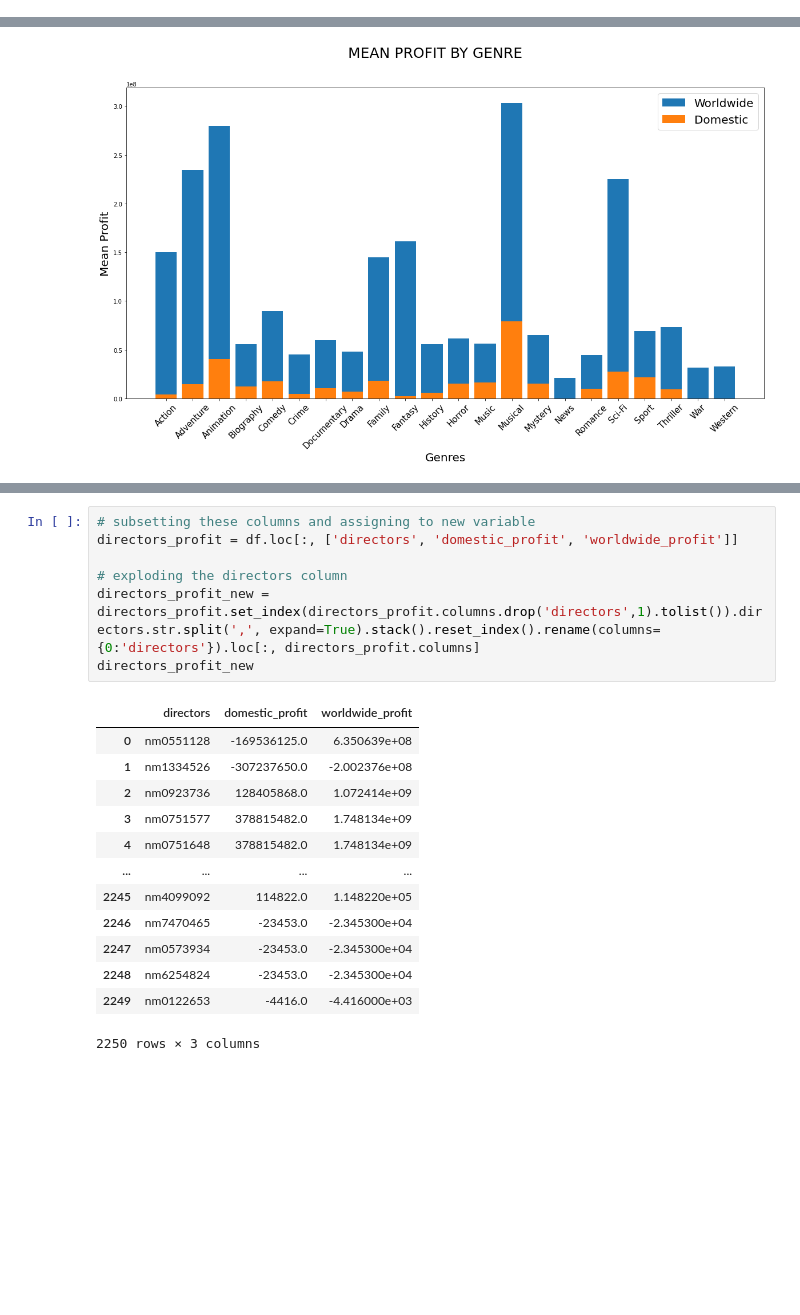
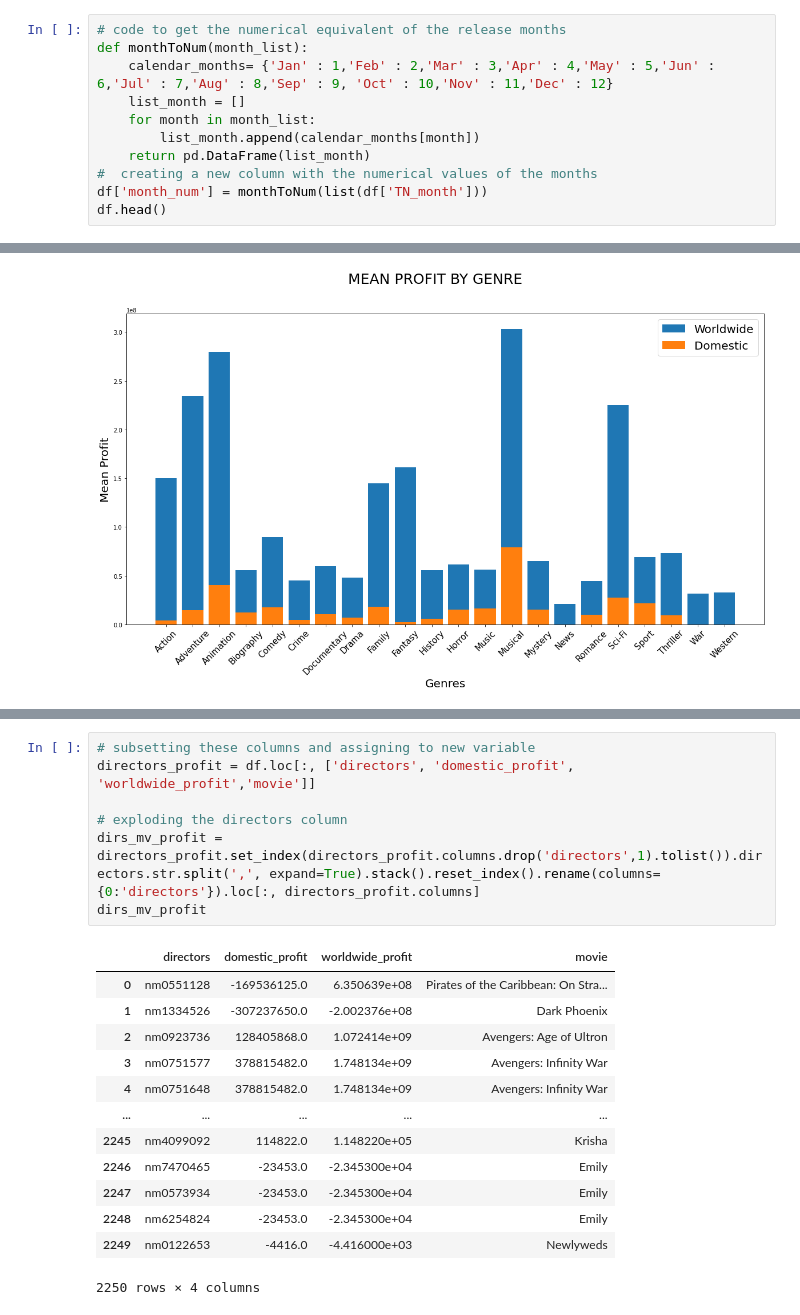
Before and after one commit to Wonuabimbola/analysis-of-the-film-industry, a Jupyter notebook: data_analysis.ipynb, the cells around one changed output, grey strips where cells are left out. Cells and saved outputs as stored; diff of their text form; blank space fills up the shorter version.

```diff
--- a/data_analysis.ipynb
+++ b/data_analysis.ipynb
@@ -31,0 +42,11 @@ df.head()
+# %%
+# code to get the numerical equivalent of the release months
+def monthToNum(month_list):
+    calendar_months= {'Jan' : 1,'Feb' : 2,'Mar' : 3,'Apr' : 4,'May' : 5,'Jun' : 6,'Jul' : 7,'Aug' : 8,'Sep' : 9, 'Oct' : 10,'Nov' : 11,'Dec' : 12}
+    list_month = []
+    for month in month_list:
+        list_month.append(calendar_months[month])
+    return pd.DataFrame(list_month)
+#  creating a new column with the numerical values of the months
+df['month_num'] = monthToNum(list(df['TN_month']))
+df.head()
@@ -100,21 +164,21 @@ ax.set_ylim(0);
 # %%
 # subsetting these columns and assigning to new variable
-directors_profit = df.loc[:, ['directors', 'domestic_profit', 'worldwide_profit']]
+directors_profit = df.loc[:, ['directors', 'domestic_profit', 'worldwide_profit','movie']]
 
 # exploding the directors column
-directors_profit_new = directors_profit.set_index(directors_profit.columns.drop('directors',1).tolist()).directors.str.split(',', expand=True).stack().reset_index().rename(columns={0:'directors'}).loc[:, directors_profit.columns]
-directors_profit_new
+dirs_mv_profit = directors_profit.set_index(directors_profit.columns.drop('directors',1).tolist()).directors.str.split(',', expand=True).stack().reset_index().rename(columns={0:'directors'}).loc[:, directors_profit.columns]
+dirs_mv_profit
 # %% [output]
-|  | directors | domestic_profit | worldwide_profit |
-| 0 | nm0551128 | -169536125.0 | 6.350639e+08 |
-| 1 | nm1334526 | -307237650.0 | -2.002376e+08 |
-| 2 | nm0923736 | 128405868.0 | 1.072414e+09 |
-| 3 | nm0751577 | 378815482.0 | 1.748134e+09 |
-| 4 | nm0751648 | 378815482.0 | 1.748134e+09 |
-| ... | ... | ... | ... |
-| 2245 | nm4099092 | 114822.0 | 1.148220e+05 |
-| 2246 | nm7470465 | -23453.0 | -2.345300e+04 |
-| 2247 | nm0573934 | -23453.0 | -2.345300e+04 |
-| 2248 | nm6254824 | -23453.0 | -2.345300e+04 |
-| 2249 | nm0122653 | -4416.0 | -4.416000e+03 |
+|  | directors | domestic_profit | worldwide_profit | movie |
+| 0 | nm0551128 | -169536125.0 | 6.350639e+08 | Pirates of the Caribbean: On Stra... |
+| 1 | nm1334526 | -307237650.0 | -2.002376e+08 | Dark Phoenix |
+| 2 | nm0923736 | 128405868.0 | 1.072414e+09 | Avengers: Age of Ultron |
+| 3 | nm0751577 | 378815482.0 | 1.748134e+09 | Avengers: Infinity War |
+| 4 | nm0751648 | 378815482.0 | 1.748134e+09 | Avengers: Infinity War |
+| ... | ... | ... | ... | ... |
+| 2245 | nm4099092 | 114822.0 | 1.148220e+05 | Krisha |
+| 2246 | nm7470465 | -23453.0 | -2.345300e+04 | Emily |
+| 2247 | nm0573934 | -23453.0 | -2.345300e+04 | Emily |
+| 2248 | nm6254824 | -23453.0 | -2.345300e+04 | Emily |
+| 2249 | nm0122653 | -4416.0 | -4.416000e+03 | Newlyweds |
-2250 rows × 3 columns
+2250 rows × 4 columns
```
Also changed, not shown: parts of 28 cells of this notebook.
